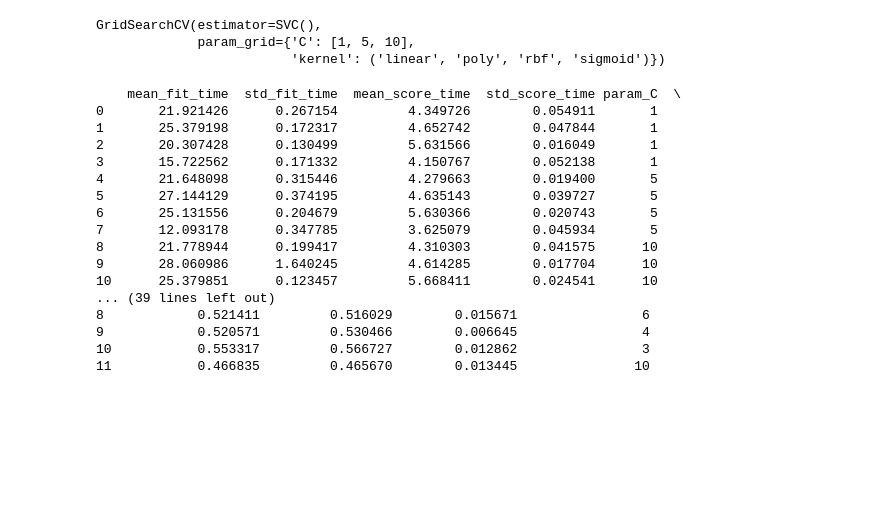
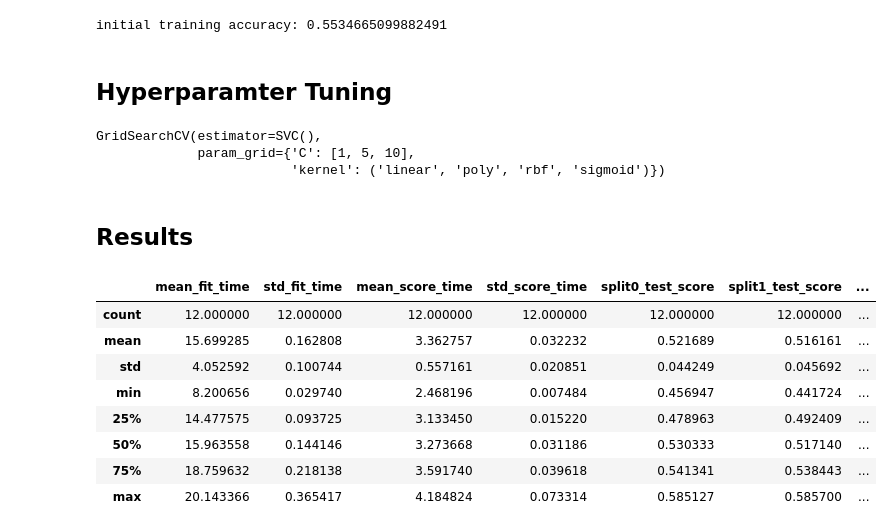
Before and after one commit to scottjaymsu/NLP-Autograder, a Jupyter notebook: svm_model.ipynb, the cells around one changed output. Cells and saved outputs as stored; diff of their text form; code cells hidden in the pictures; blank space fills up the shorter version.

```diff
--- a/svm_model.ipynb
+++ b/svm_model.ipynb
@@ -43 +133,8 @@ print(accuracy_score(y_test,y_pred))
+# %%
+#Sklearn uses Accuracy as the default scoring metric
+print("initial training accuracy:", model.score(X_test_bow,y_test))
+# %% [output]
+initial training accuracy: 0.5534665099882491
+# %% [markdown]
+## Hyperparamter Tuning
 # %%
@@ -50,24 +149,19 @@ clf.fit(X_train_bow,y_train)
 GridSearchCV(estimator=SVC(),
              param_grid={'C': [1, 5, 10],
                          'kernel': ('linear', 'poly', 'rbf', 'sigmoid')})
-# %%
-results_df = pd.DataFrame(clf.cv_results_)
-print(results_df)
-# %% [output]
-    mean_fit_time  std_fit_time  mean_score_time  std_score_time param_C  \
-0       21.921426      0.267154         4.349726        0.054911       1
-1       25.379198      0.172317         4.652742        0.047844       1
-2       20.307428      0.130499         5.631566        0.016049       1
-3       15.722562      0.171332         4.150767        0.052138       1
-4       21.648098      0.315446         4.279663        0.019400       5
-5       27.144129      0.374195         4.635143        0.039727       5
-6       25.131556      0.204679         5.630366        0.020743       5
-7       12.093178      0.347785         3.625079        0.045934       5
-8       21.778944      0.199417         4.310303        0.041575      10
-9       28.060986      1.640245         4.614285        0.017704      10
-10      25.379851      0.123457         5.668411        0.024541      10
-... (39 lines left out)
-8            0.521411         0.516029        0.015671                6
-9            0.520571         0.530466        0.006645                4
-10           0.553317         0.566727        0.012862                3
-11           0.466835         0.465670        0.013445               10
+# %% [markdown]
+## Results
+# %%
+#extact the grid search hyper param tuning results
+results_df = pd.DataFrame(clf.cv_results_)
+results_df.describe() #what does the data look like
+# %% [output]
+|  | mean_fit_time | std_fit_time | mean_score_time | std_score_time | split0_test_score | split1_test_score | ... |
+| count | 12.000000 | 12.000000 | 12.000000 | 12.000000 | 12.000000 | 12.000000 | ... |
+| mean | 15.699285 | 0.162808 | 3.362757 | 0.032232 | 0.521689 | 0.516161 | ... |
+| std | 4.052592 | 0.100744 | 0.557161 | 0.020851 | 0.044249 | 0.045692 | ... |
+| min | 8.200656 | 0.029740 | 2.468196 | 0.007484 | 0.456947 | 0.441724 | ... |
+| 25% | 14.477575 | 0.093725 | 3.133450 | 0.015220 | 0.478963 | 0.492409 | ... |
+| 50% | 15.963558 | 0.144146 | 3.273668 | 0.031186 | 0.530333 | 0.517140 | ... |
+| 75% | 18.759632 | 0.218138 | 3.591740 | 0.039618 | 0.541341 | 0.538443 | ... |
+| max | 20.143366 | 0.365417 | 4.184824 | 0.073314 | 0.585127 | 0.585700 | ... |
```
Also changed, not shown: parts of 32 cells of this notebook.
